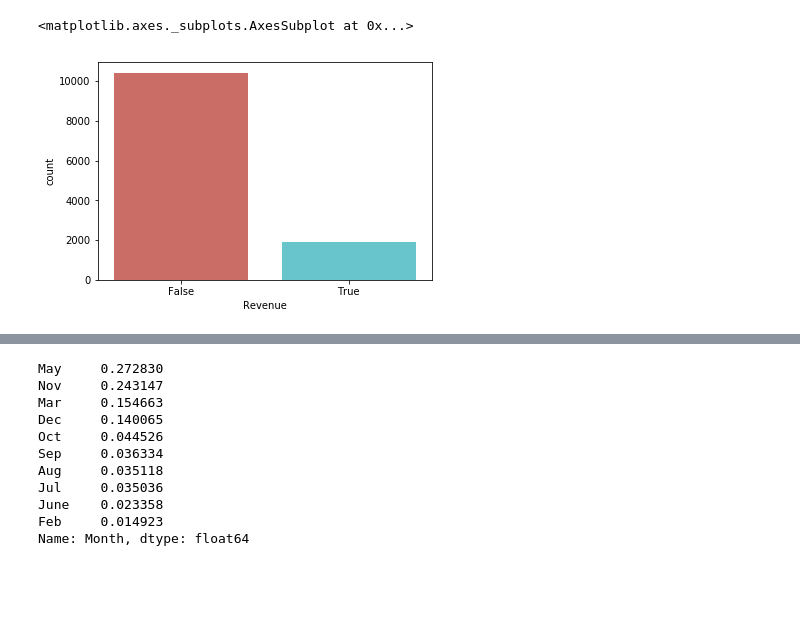
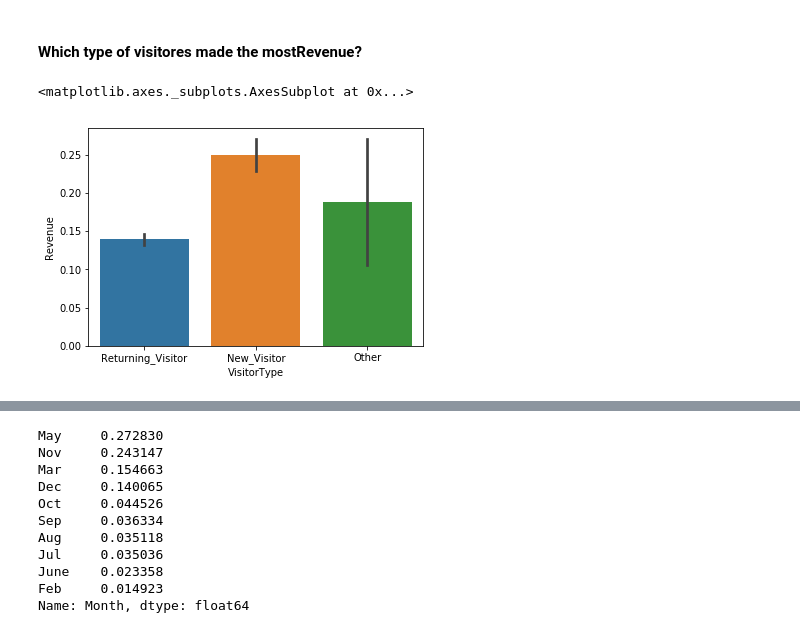
Before and after one commit to nghane/Machine-Learning, a Jupyter notebook: OnlineShopperIntentionDataAnalysisAndModeling.ipynb, the cells around one changed output, grey strips where cells are left out. Cells and saved outputs as stored; diff of their text form; code cells hidden in the pictures; blank space fills up the shorter version.

```diff
--- a/OnlineShopperIntentionDataAnalysisAndModeling.ipynb
+++ b/OnlineShopperIntentionDataAnalysisAndModeling.ipynb
@@ -17,5 +87,7 @@ len(data.columns)
+# %% [markdown]
+#### Which type of visitores made the mostRevenue?
 # %%
-sns.countplot(x='Revenue',data=data, palette='hls')
+sns.barplot(x="VisitorType", y="Revenue",data=data)
 # %% [output]
 <matplotlib.axes._subplots.AxesSubplot at 0x...>
-[figure, old version]
+[figure, new version]
```
Also changed, not shown: parts of 41 cells of this notebook.
